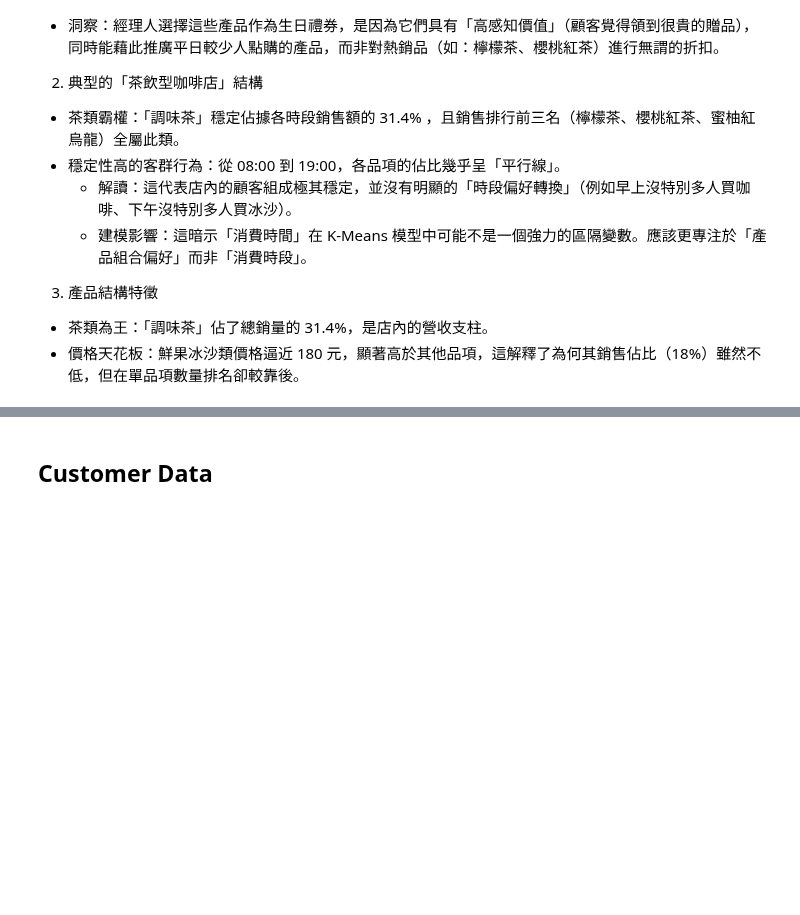
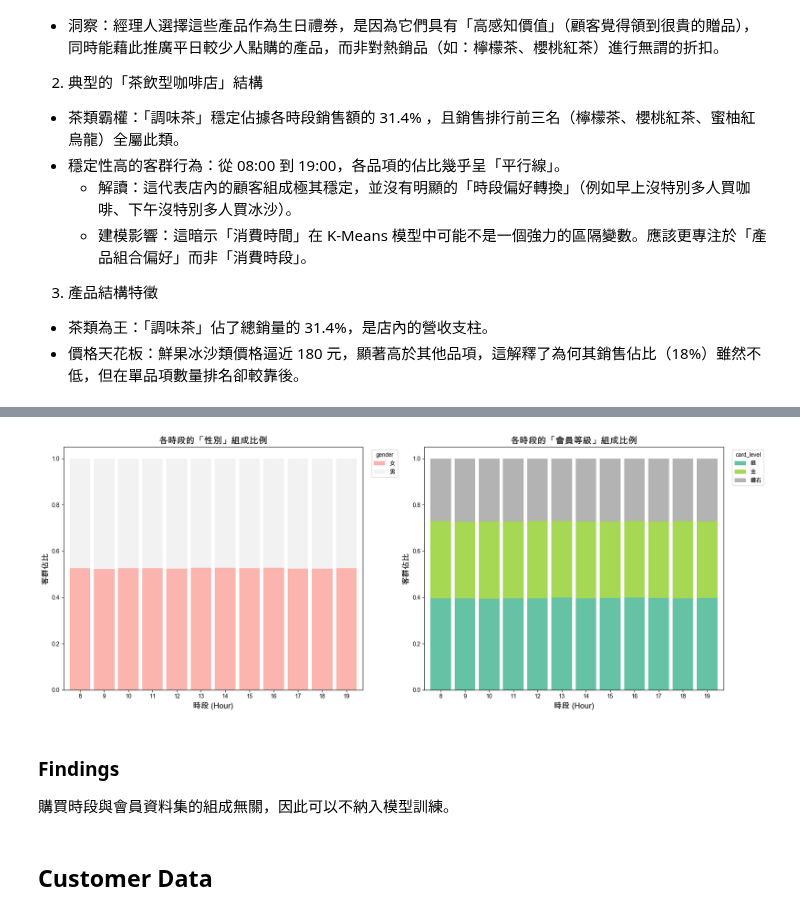
Before and after one commit to sofiahuang2225-prog/econ_5166_segmentation_task, a Jupyter notebook: data/analysis/EDA.ipynb, the cells around one changed output, grey strips where cells are left out. Drawn from its saved outputs; the diff is of its cells as text; code cells hidden in the pictures; blank space fills up the shorter version.

Commit message:
feat: add sales data visualization with hourly trends and member demographics

```diff
--- a/data/analysis/EDA.ipynb
+++ b/data/analysis/EDA.ipynb
@@ -291,3 +291,6 @@ plt.show()
 3. 產品結構特徵
  - 茶類為王：「調味茶」佔了總銷量的 31.4%，是店內的營收支柱。
  - 價格天花板：鮮果冰沙類價格逼近 180 元，顯著高於其他品項，這解釋了為何其銷售佔比（18%）雖然不低，但在單品項數量排名卻較靠後。
+# %%
+sales_with_members = pd.read_csv('../clean/sales_with_members.csv')
+sales_with_members.head()
@@ -294,3 +304,42 @@ plt.show()
+# %%
+# ==========================================
+# 繪製各時段客群組成 (100% 堆疊長條圖)
+# ==========================================
+fig, axes = plt.subplots(1, 2, figsize=(18, 7))
+
+# 建立一個通用的畫圖函數
+def plot_hourly_composition(col_name, ax, title, palette='Set2'):
+    # 計算各時段、各群體的來客數 (這裡看的是交易筆數)
+    hourly_counts = sales_with_members.groupby(['hour', col_name]).size().unstack(fill_value=0)
+    # 轉換為百分比 (將每個小時的總數當作 1，計算各類別佔比)
+    hourly_props = hourly_counts.div(hourly_counts.sum(axis=1), axis=0)
+
+    # 畫 100% 堆疊長條圖
+    hourly_props.plot(kind='bar', stacked=True, ax=ax, colormap=palette, width=0.85)
+
+    ax.set_title(title, fontsize=16)
+    ax.set_xlabel('時段 (Hour)', fontsize=14)
+    ax.set_ylabel('客群佔比', fontsize=14)
+    ax.tick_params(axis='x', rotation=0)
+
+    # 將圖例移到圖表外側
+    ax.legend(title=col_name, bbox_to_anchor=(1.02, 1), loc='upper left')
+
+# 1. 左圖：各時段的性別組成
+plot_hourly_composition('gender', axes[0], '各時段的「性別」組成比例', palette='Pastel1')
+
+# 2. 右圖：各時段的會員等級組成
+# 若要固定等級的顏色順序，可先將 card_level 轉為 Categorical
+sales_with_members['card_level'] = pd.Categorical(sales_with_members['card_level'], categories=['銀', '金', '鑽石'], ordered=True)
+plot_hourly_composition('card_level', axes[1], '各時段的「會員等級」組成比例', palette='Set2')
+
+plt.tight_layout()
+plt.show()
+# %% [output]
+[figure, added]
+# %% [markdown]
+### Findings
+購買時段與會員資料集的組成無關，因此可以不納入模型訓練。
 # %% [markdown]
 ## Customer Data
 # %%
```
Also changed, not shown: parts of 2 cells of this notebook.
